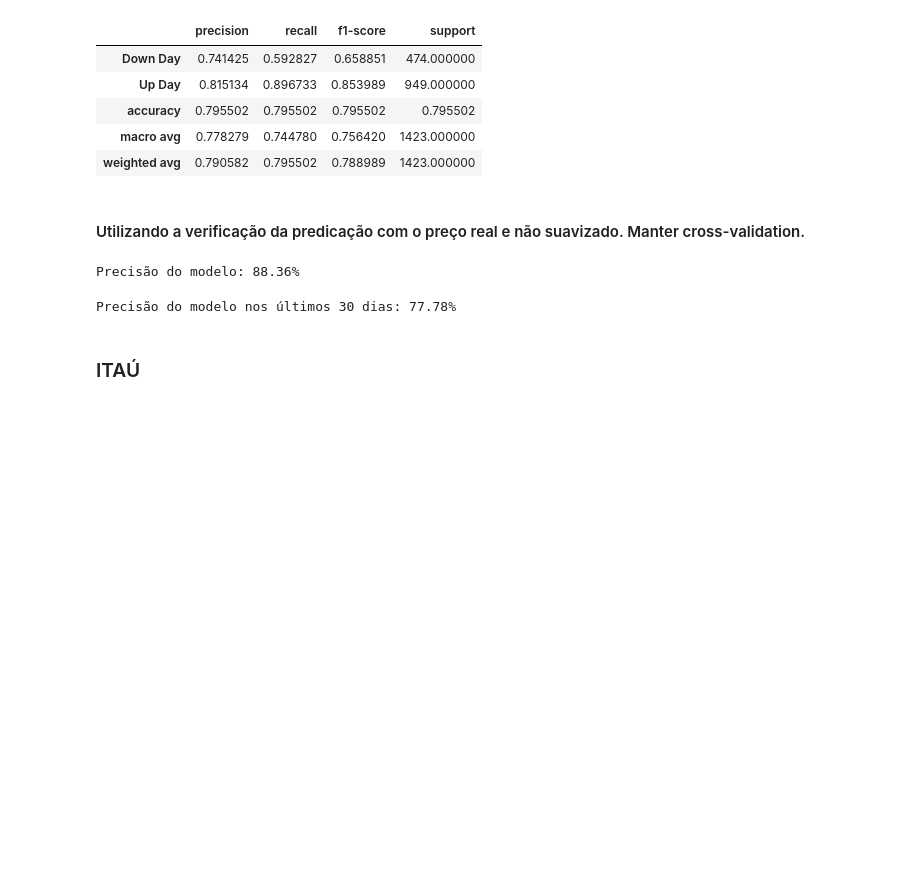
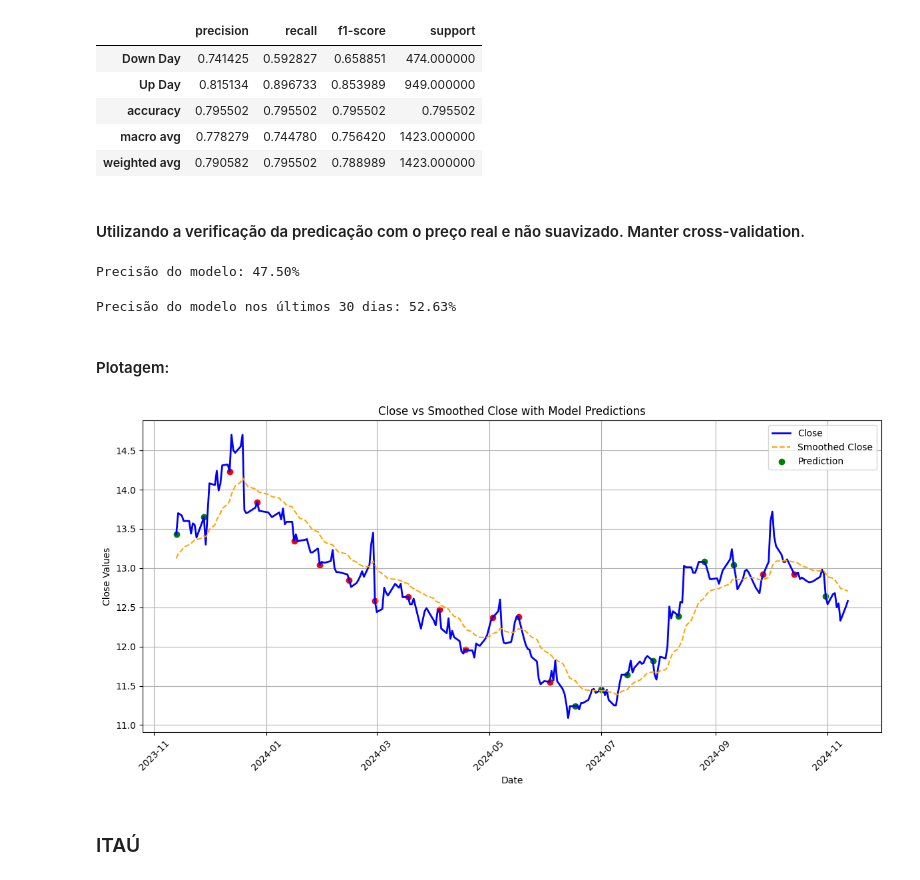
Before and after one commit to Bruno-Santana-Eco/TCC_Machine_learning, a Jupyter notebook: Random Forest_D30.ipynb, the cells around one changed output. Saved outputs shown, nothing was run; the diff lists cells and outputs as text; code cells hidden in the pictures; blank space fills up the shorter version.

```diff
--- a/Random Forest_D30.ipynb
+++ b/Random Forest_D30.ipynb
@@ -91,7 +91,7 @@ def calculate_target(data, d):
 
 
 # Aplicando a suavização exponencial
-alpha = 0.40
+alpha = 0.10
 price_data['Smoothed_Close'] = price_data.groupby('Ticker')['Close'].transform(
     lambda x: exponential_smoothing(x.values, alpha)
 )
@@ -1021,7 +1021,7 @@ accuracy = price_data_ABEV['Match'].mean()  # Proporção de acertos (iguais / t
 
 print(f"\nPrecisão do modelo: {accuracy:.2%}")
 # %% [output]
-Precisão do modelo: 88.36%
+Precisão do modelo: 47.50%
 # %%
 from datetime import timedelta
 
@@ -1040,7 +1040,63 @@ accuracy = last_30_days['Match'].mean()  # Proporção de acertos (iguais / tota
 
 print(f"\nPrecisão do modelo nos últimos 30 dias: {accuracy:.2%}")
 # %% [output]
-Precisão do modelo nos últimos 30 dias: 77.78%
+Precisão do modelo nos últimos 30 dias: 52.63%
+# %% [markdown]
+#### Plotagem:
+# %%
+import matplotlib.pyplot as plt
+import pandas as pd
+from sklearn.ensemble import RandomForestClassifier
+from sklearn.model_selection import train_test_split
+
+# Filtrando os dados para o último ano
+ticker_data = price_data[price_data['Ticker'] == 'ABEV3.SA'][['Date', 'Close', 'Smoothed_Close', 'Prediction', 'RSI', 'k_percent', 'r_percent', 'Price_Rate_Of_Change', 'MACD', 'MACD_EMA', 'On Balance Volume']]
+
+# Converter a coluna 'Date' para formato datetime, se necessário
+ticker_data['Date'] = pd.to_datetime(ticker_data['Date'])
+
+# Filtrar para o período de 1 ano (últimos 365 dias)
+one_year_data = ticker_data[ticker_data['Date'] >= ticker_data['Date'].max() - pd.Timedelta(days=365)]
+
+# Separando os dados para as colunas X e Y (usando os indicadores)
+X_Cols = one_year_data[['RSI', 'k_percent', 'r_percent', 'Price_Rate_Of_Change', 'MACD', 'MACD_EMA', 'On Balance Volume']]
+Y_Cols = one_year_data['Prediction']
+
+# Split X and Y para treinamento e teste
+X_train, X_test, y_train, y_test = train_test_split(X_Cols, Y_Cols, random_state=0)
+
+# Criar o modelo Random Forest Classifier
+rand_frst_clf = RandomForestClassifier(n_estimators=100, oob_score=True, criterion="gini", random_state=0)
+
+# Treinar o modelo
+rand_frst_clf.fit(X_train, y_train)
+
+# Fazer previsões para os dados reais de 1 ano (agora usando o modelo treinado)
+y_pred = rand_frst_clf.predict(X_Cols)
+
+# Agora, vamos plotar o gráfico com as previsões do modelo
+plt.figure(figsize=(12, 6))
+
+# Plotando Close e Smoothed_Close
+plt.plot(one_year_data["Date"], one_year_data["Close"], label="Close", color="blue", linewidth=2)
+plt.plot(one_year_data["Date"], one_year_data["Smoothed_Close"], label="Smoothed Close", color="orange", linestyle="--")
+
+# Adicionando sinais de Prediction (usando o modelo para prever sinais)
+for i in range(0, len(one_year_data), 10):  # A cada 10 dias
+    color = "green" if y_pred[i] == 1 else "red"  # Se previsão for 1, sinal verde, senão sinal vermelho
+    plt.scatter(one_year_data["Date"].iloc[i], one_year_data["Close"].iloc[i], color=color, label="Prediction" if i == 0 else "")
+
+# Configurações finais do gráfico
+plt.xlabel("Date")
+plt.ylabel("Close Values")
+plt.title("Close vs Smoothed Close with Model Predictions")
+plt.legend()
+plt.grid()
+plt.xticks(rotation=45)  # Rotaciona as datas para facilitar a leitura
+plt.tight_layout()  # Ajusta para evitar sobreposição
+plt.show()
+# %% [output]
+[figure, added]
 # %% [markdown]
 ### ITAÚ
 # %% [markdown]
```
Also changed, not shown: parts of 32 cells of this notebook.
